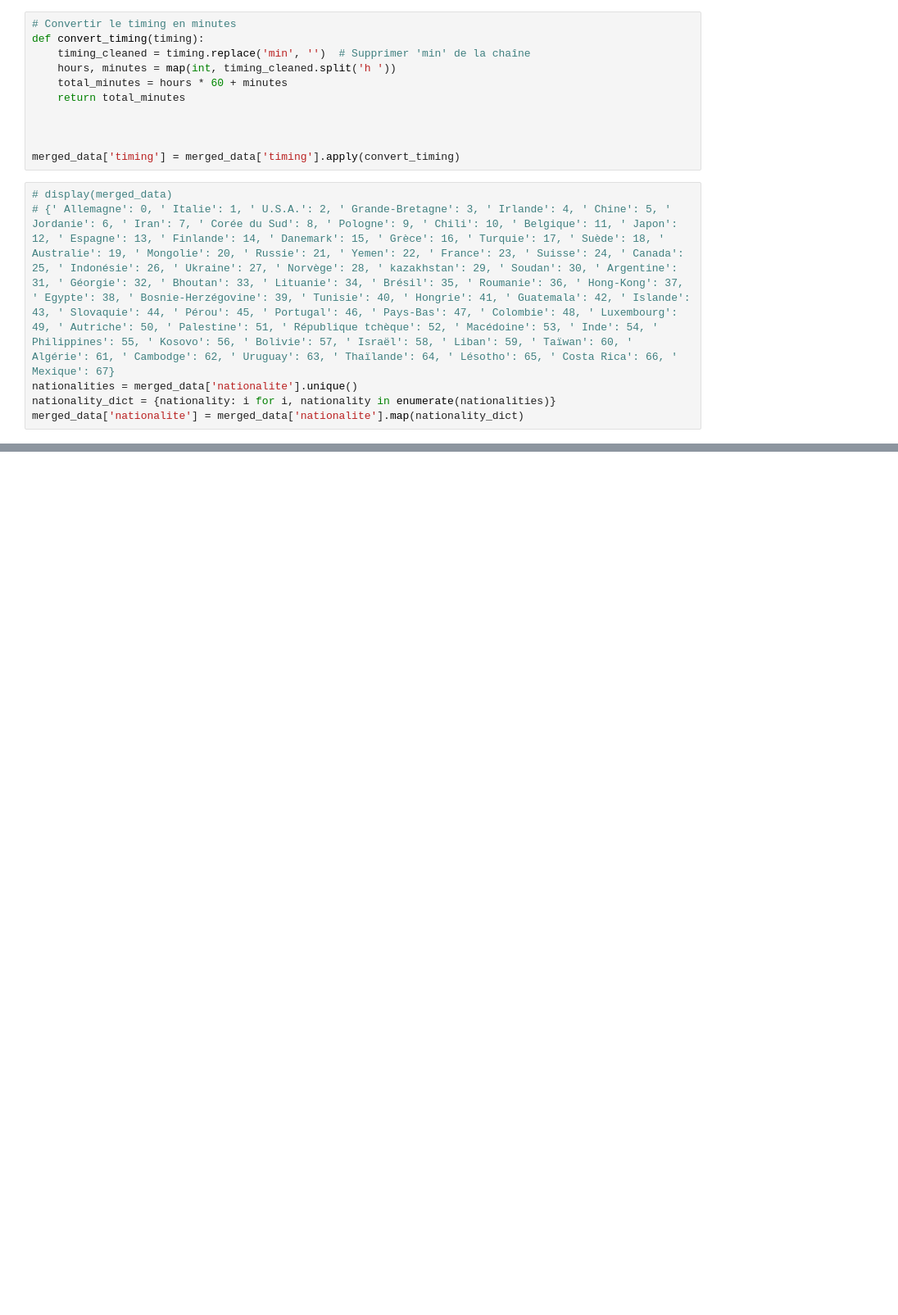
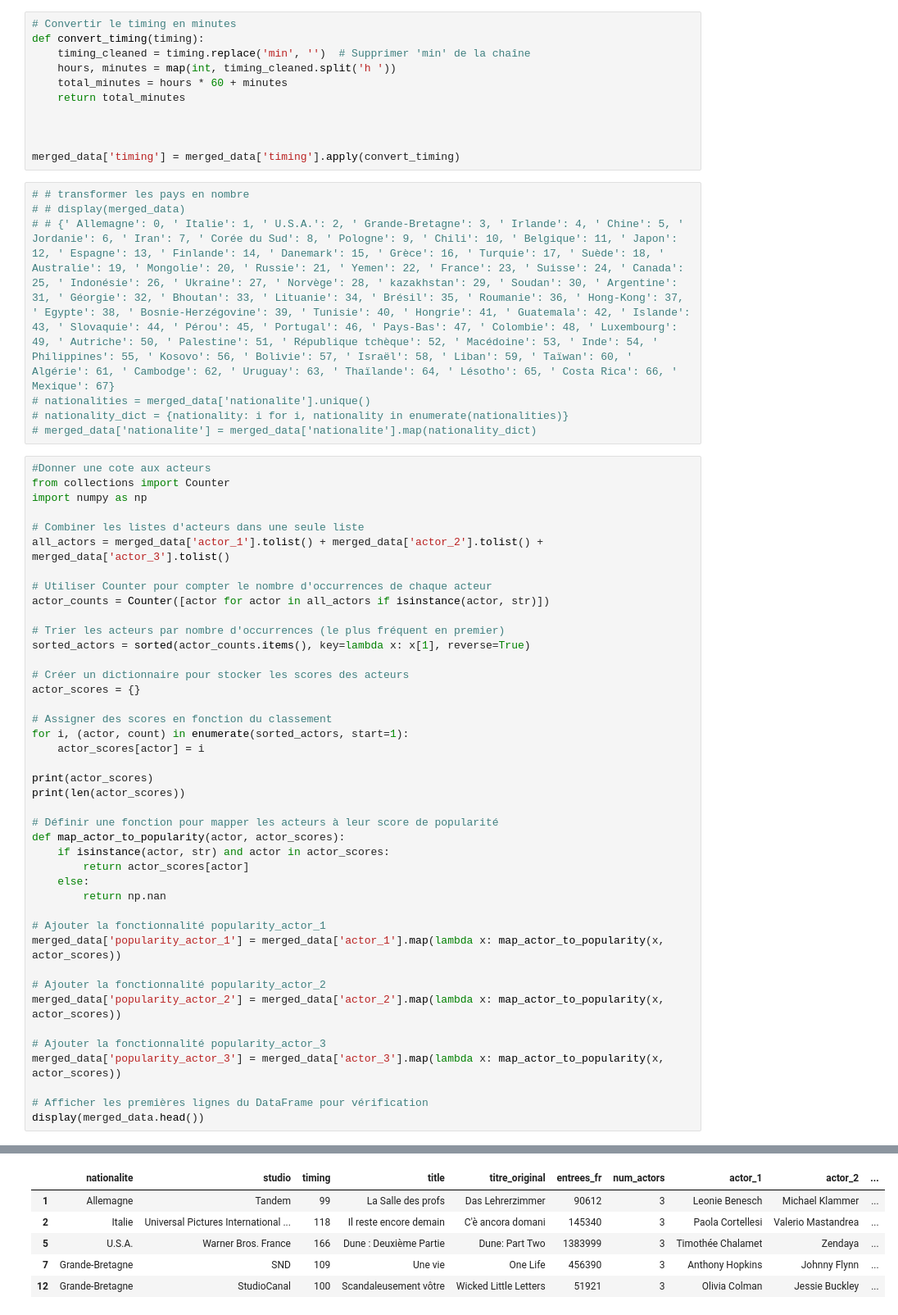
Before and after one commit to cjulliar/Movie_Popularity_Prediction, a Jupyter notebook: ml/cleaning.ipynb, the cells around one changed output, grey strips where cells are left out. Shown: that part at 82% size. Drawn from its saved outputs; the diff is of its cells as text; blank space fills up the shorter version.

Commit message:
premiere model de regression lineaire

```diff
--- a/ml/cleaning.ipynb
+++ b/ml/cleaning.ipynb
@@ -96,8 +96,52 @@ def convert_timing(timing):
 
 merged_data['timing'] = merged_data['timing'].apply(convert_timing)
 # %%
-# display(merged_data)
-# {' Allemagne': 0, ' Italie': 1, ' U.S.A.': 2, ' Grande-Bretagne': 3, ' Irlande': 4, ' Chine': 5, ' Jordanie': 6, ' Iran': 7, ' Corée du Sud': 8, ' Pologne': 9, ' Chili': 10, ' Belgique': 11, ' Japon': 12, ' Espagne': 13, ' Finlande': 14, ' Danemark': 15, ' Grèce': 16, ' Turquie': 17, ' Suède': 18, ' Australie': 19, ' Mongolie': 20, ' Russie': 21, ' Yemen': 22, ' France': 23, ' Suisse': 24, ' Canada': 25, ' Indonésie': 26, ' Ukraine': 27, ' Norvège': 28, ' kazakhstan': 29, ' Soudan': 30, ' Argentine': 31, ' Géorgie': 32, ' Bhoutan': 33, ' Lituanie': 34, ' Brésil': 35, ' Roumanie': 36, ' Hong-Kong': 37, ' Egypte': 38, ' Bosnie-Herzégovine': 39, ' Tunisie': 40, ' Hongrie': 41, ' Guatemala': 42, ' Islande': 43, ' Slovaquie': 44, ' Pérou': 45, ' Portugal': 46, ' Pays-Bas': 47, ' Colombie': 48, ' Luxembourg': 49, ' Autriche': 50, ' Palestine': 51, ' République tchèque': 52, ' Macédoine': 53, ' Inde': 54, ' Philippines': 55, ' Kosovo': 56, ' Bolivie': 57, ' Israël': 58, ' Liban': 59, ' Taïwan': 60, ' Algérie': 61, ' Cambodge': 62, ' Uruguay': 63, ' Thaïlande': 64, ' Lésotho': 65, ' Costa Rica': 66, ' Mexique': 67}
-nationalities = merged_data['nationalite'].unique()
-nationality_dict = {nationality: i for i, nationality in enumerate(nationalities)}
-merged_data['nationalite'] = merged_data['nationalite'].map(nationality_dict)
+# # transformer les pays en nombre
+# # display(merged_data)
+# # {' Allemagne': 0, ' Italie': 1, ' U.S.A.': 2, ' Grande-Bretagne': 3, ' Irlande': 4, ' Chine': 5, ' Jordanie': 6, ' Iran': 7, ' Corée du Sud': 8, ' Pologne': 9, ' Chili': 10, ' Belgique': 11, ' Japon': 12, ' Espagne': 13, ' Finlande': 14, ' Danemark': 15, ' Grèce': 16, ' Turquie': 17, ' Suède': 18, ' Australie': 19, ' Mongolie': 20, ' Russie': 21, ' Yemen': 22, ' France': 23, ' Suisse': 24, ' Canada': 25, ' Indonésie': 26, ' Ukraine': 27, ' Norvège': 28, ' kazakhstan': 29, ' Soudan': 30, ' Argentine': 31, ' Géorgie': 32, ' Bhoutan': 33, ' Lituanie': 34, ' Brésil': 35, ' Roumanie': 36, ' Hong-Kong': 37, ' Egypte': 38, ' Bosnie-Herzégovine': 39, ' Tunisie': 40, ' Hongrie': 41, ' Guatemala': 42, ' Islande': 43, ' Slovaquie': 44, ' Pérou': 45, ' Portugal': 46, ' Pays-Bas': 47, ' Colombie': 48, ' Luxembourg': 49, ' Autriche': 50, ' Palestine': 51, ' République tchèque': 52, ' Macédoine': 53, ' Inde': 54, ' Philippines': 55, ' Kosovo': 56, ' Bolivie': 57, ' Israël': 58, ' Liban': 59, ' Taïwan': 60, ' Algérie': 61, ' Cambodge': 62, ' Uruguay': 63, ' Thaïlande': 64, ' Lésotho': 65, ' Costa Rica': 66, ' Mexique': 67}
+# nationalities = merged_data['nationalite'].unique()
+# nationality_dict = {nationality: i for i, nationality in enumerate(nationalities)}
+# merged_data['nationalite'] = merged_data['nationalite'].map(nationality_dict)
+# %%
+#Donner une cote aux acteurs
+from collections import Counter
+import numpy as np
+
+# Combiner les listes d'acteurs dans une seule liste
+all_actors = merged_data['actor_1'].tolist() + merged_data['actor_2'].tolist() + merged_data['actor_3'].tolist()
+
+# Utiliser Counter pour compter le nombre d'occurrences de chaque acteur
+actor_counts = Counter([actor for actor in all_actors if isinstance(actor, str)])
+
+# Trier les acteurs par nombre d'occurrences (le plus fréquent en premier)
+sorted_actors = sorted(actor_counts.items(), key=lambda x: x[1], reverse=True)
+
+# Créer un dictionnaire pour stocker les scores des acteurs
+actor_scores = {}
+
+# Assigner des scores en fonction du classement
+for i, (actor, count) in enumerate(sorted_actors, start=1):
+    actor_scores[actor] = i
+
+print(actor_scores)
+print(len(actor_scores))
+
+# Définir une fonction pour mapper les acteurs à leur score de popularité
+def map_actor_to_popularity(actor, actor_scores):
+    if isinstance(actor, str) and actor in actor_scores:
+        return actor_scores[actor]
+    else:
+        return np.nan
+
+# Ajouter la fonctionnalité popularity_actor_1
+merged_data['popularity_actor_1'] = merged_data['actor_1'].map(lambda x: map_actor_to_popularity(x, actor_scores))
+
+# Ajouter la fonctionnalité popularity_actor_2
+merged_data['popularity_actor_2'] = merged_data['actor_2'].map(lambda x: map_actor_to_popularity(x, actor_scores))
+
+# Ajouter la fonctionnalité popularity_actor_3
+merged_data['popularity_actor_3'] = merged_data['actor_3'].map(lambda x: map_actor_to_popularity(x, actor_scores))
+
+# Afficher les premières lignes du DataFrame pour vérification
+display(merged_data.head())
+# %% [output]
@@ -103,0 +150,6 @@ merged_data['nationalite'] = merged_data['nationalite'].map(nationality_dict)
+|  | nationalite | studio | timing | title | titre_original | entrees_fr | num_actors | actor_1 | actor_2 | ... |
+| 1 | Allemagne | Tandem | 99 | La Salle des profs | Das Lehrerzimmer | 90612 | 3 | Leonie Benesch | Michael Klammer | ... |
+| 2 | Italie | Universal Pictures International ... | 118 | Il reste encore demain | C'è ancora domani | 145340 | 3 | Paola Cortellesi | Valerio Mastandrea | ... |
+| 5 | U.S.A. | Warner Bros. France | 166 | Dune : Deuxième Partie | Dune: Part Two | 1383999 | 3 | Timothée Chalamet | Zendaya | ... |
+| 7 | Grande-Bretagne | SND | 109 | Une vie | One Life | 456390 | 3 | Anthony Hopkins | Johnny Flynn | ... |
+| 12 | Grande-Bretagne | StudioCanal | 100 | Scandaleusement vôtre | Wicked Little Letters | 51921 | 3 | Olivia Colman | Jessie Buckley | ... |
```
Also changed, not shown: parts of 4 cells of this notebook, 5 other files.
